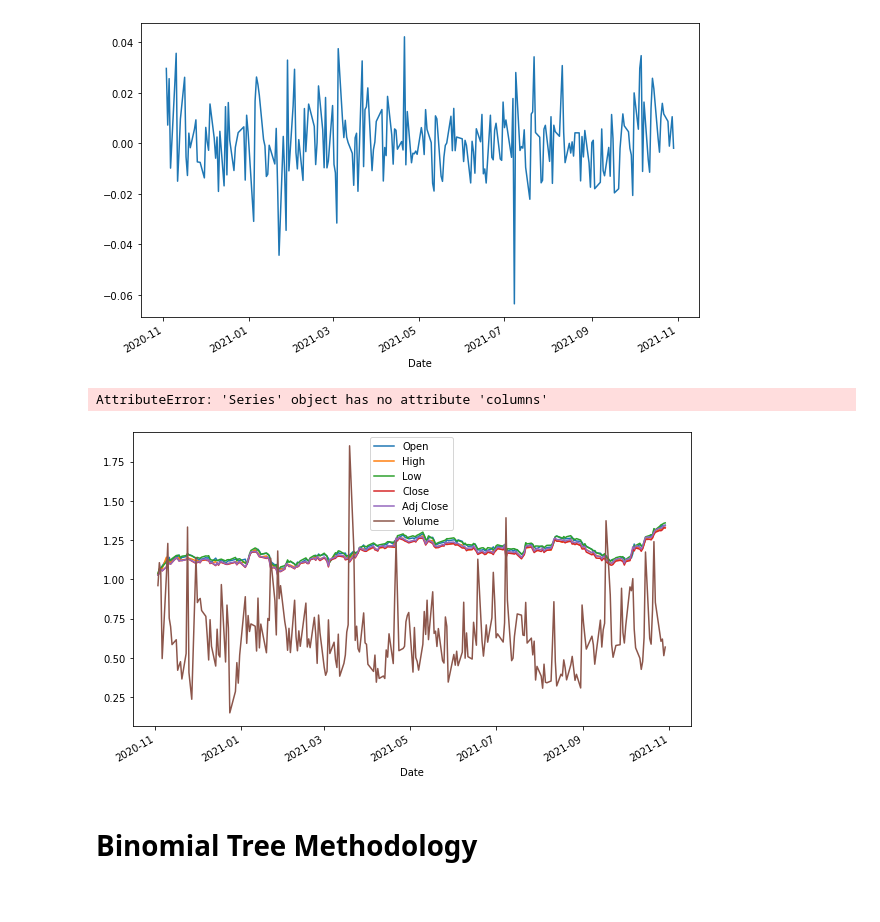
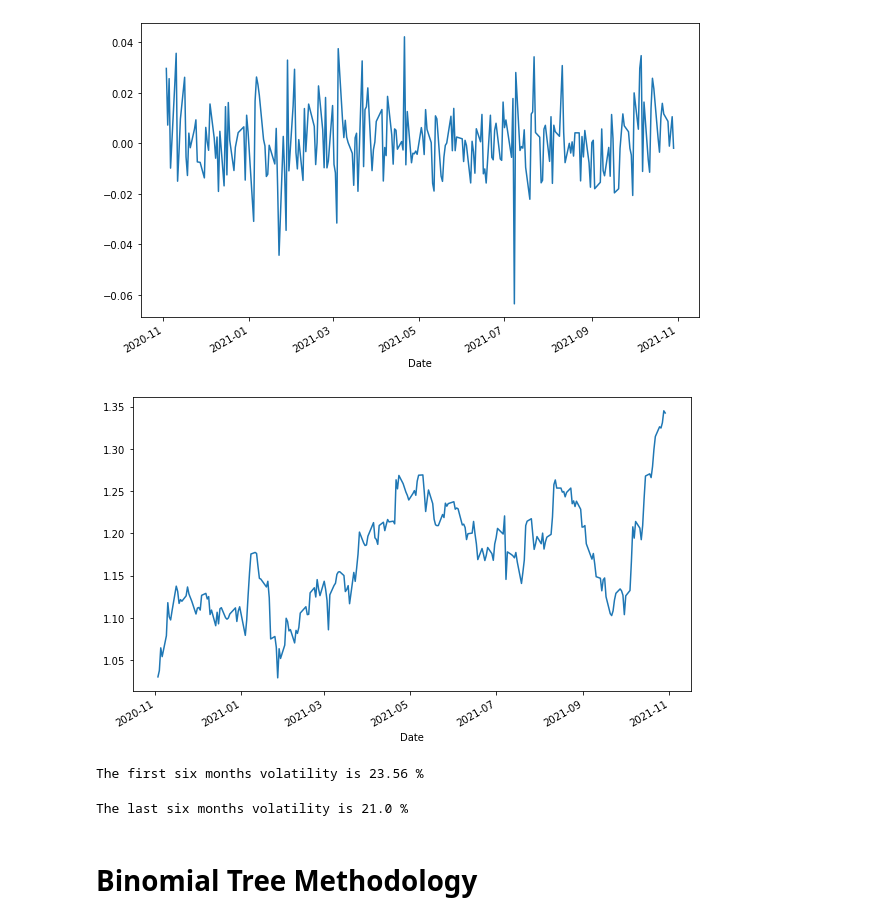
Before and after one commit to Falaita/Computational-Finanace-Course-Work, a Jupyter notebook: CSX.ipynb, the cells around one changed output. Drawn from its saved outputs; the diff is of its cells as text; code cells hidden in the pictures.

```diff
--- a/CSX.ipynb
+++ b/CSX.ipynb
@@ -92,14 +110,20 @@ log_return.plot(subplots=True, figsize=(10, 6))
 # %% [output]
 array([<AxesSubplot:xlabel='Date'>], dtype=object)
 [figure]
-# %%
-pd.plotting.scatter_matrix(log_return, alpha=0.2, diagonal='hist', hist_kwds={'bins': 35}, figsize=(10, 6))
-# %% [output]
-AttributeError: 'Series' object has no attribute 'columns'
 # %%
-rets.cumsum().apply(np.exp).plot(figsize=(10, 6));
+log_return.cumsum().apply(np.exp).plot(figsize=(10, 6));
 # %% [output]
-[figure, old version]
+[figure, new version]
+# %%
+first_six_vol = round(data['Adj Close'][:125].pct_change().apply(lambda x: np.log(1+x)).std() * np.sqrt(252)*100, 2)
+print('The first six months volatility is', first_six_vol, '%')
+# %% [output]
+The first six months volatility is 23.56 %
+# %%
+last_six_vol = round(data['Adj Close'][125:].pct_change().apply(lambda x: np.log(1+x)).std() * np.sqrt(252)*100, 2)
+print('The last six months volatility is', last_six_vol, '%')
+# %% [output]
+The last six months volatility is 21.0 %
 # %% [markdown]
 # Binomial Tree Methodology
 # %%
```
Also changed, not shown: parts of 24 cells of this notebook.
